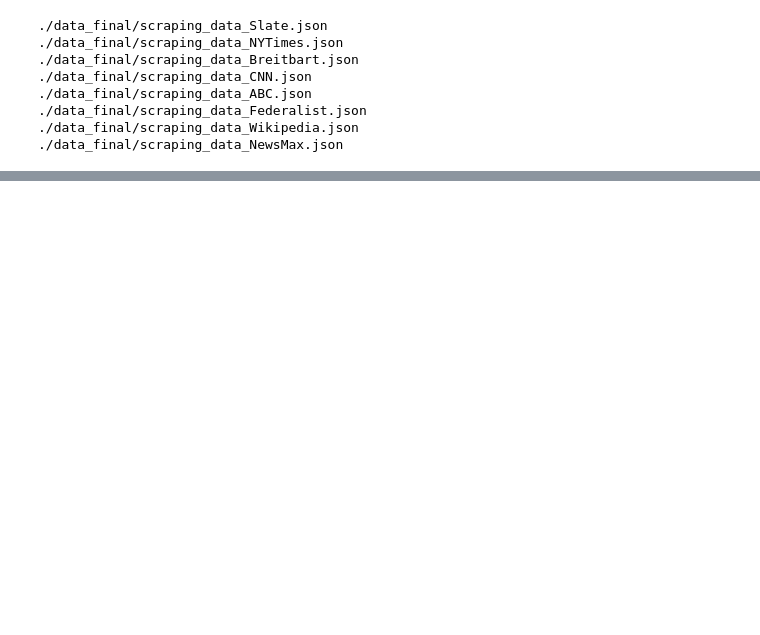
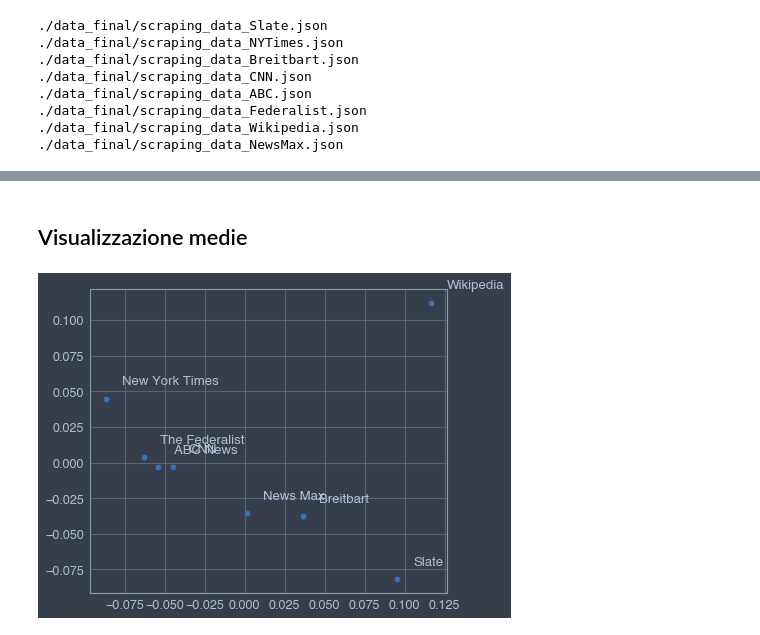
Before and after one commit to Willinki/Just-News, a Jupyter notebook: CADE_testing.ipynb, the cells around one changed output, grey strips where cells are left out. Cells and saved outputs as stored; diff of their text form; code cells hidden in the pictures; blank space fills up the shorter version.

Commit message:
Trained general and sliced models for CADE.

```diff
--- a/CADE_testing.ipynb
+++ b/CADE_testing.ipynb
@@ -61,0 +105,14 @@ with open("./data_safe.csv", 'w') as file:
+# %%
+with open("./data_safe.csv") as file:
+    df = pd.read_csv(file, engine='c')
+
+df["Paragraphs"] = df["Paragraphs"].apply(literal_eval)
+
+for i, Newssite in enumerate(df["Newssite"].unique()):
+    print("[INFO] Progress:"+str(i+1)+"/"+str(len(df["Newssite"].unique())))
+    newssite_to_text = ""
+    for k in df[df["Newssite"] == Newssite]["Paragraphs"][:]:
+        newssite_to_text += "\n".join(k)
+
+    with open("./text_"+str(Newssite)+".txt", 'w') as file:
+        file.write(newssite_to_text)
@@ -61,0 +128,5 @@ with open("./data_safe.csv", 'w') as file:
+# %%
+slices = {
+            Newssite: aligner.train_slice("./text_"+str(Newssite)+".txt", save=False)
+            for Newssite in df["Newssite"].unique()
+         }
@@ -61,0 +150,19 @@ with open("./data_safe.csv", 'w') as file:
+# %% [markdown]
+## Visualizzazione medie
+# %%
+def sum_vectors(my_slice = None):
+    my_sum = 0
+    for i, word in enumerate(my_slice.wv.vocab):
+        my_sum += my_slice.wv[word]
+    return(my_sum/len(my_slice.wv.vocab))
+# %%
+my_sum = [sum_vectors(slices[my_slice])
+       for i, my_slice in enumerate(slices)]
+# %%
+X_tranf = PCA(n_components=2).fit_transform(my_sum)
+plt.scatter(X_tranf[:, 0], X_tranf[:, 1])
+for index, word in enumerate(slices):
+    plt.annotate(word, xy=(X_tranf[index, 0]+0.01, X_tranf[index, 1]+0.01))
+plt.show()
+# %% [output]
+[figure, added]
```
Also changed, not shown: parts of 16 cells of this notebook.
